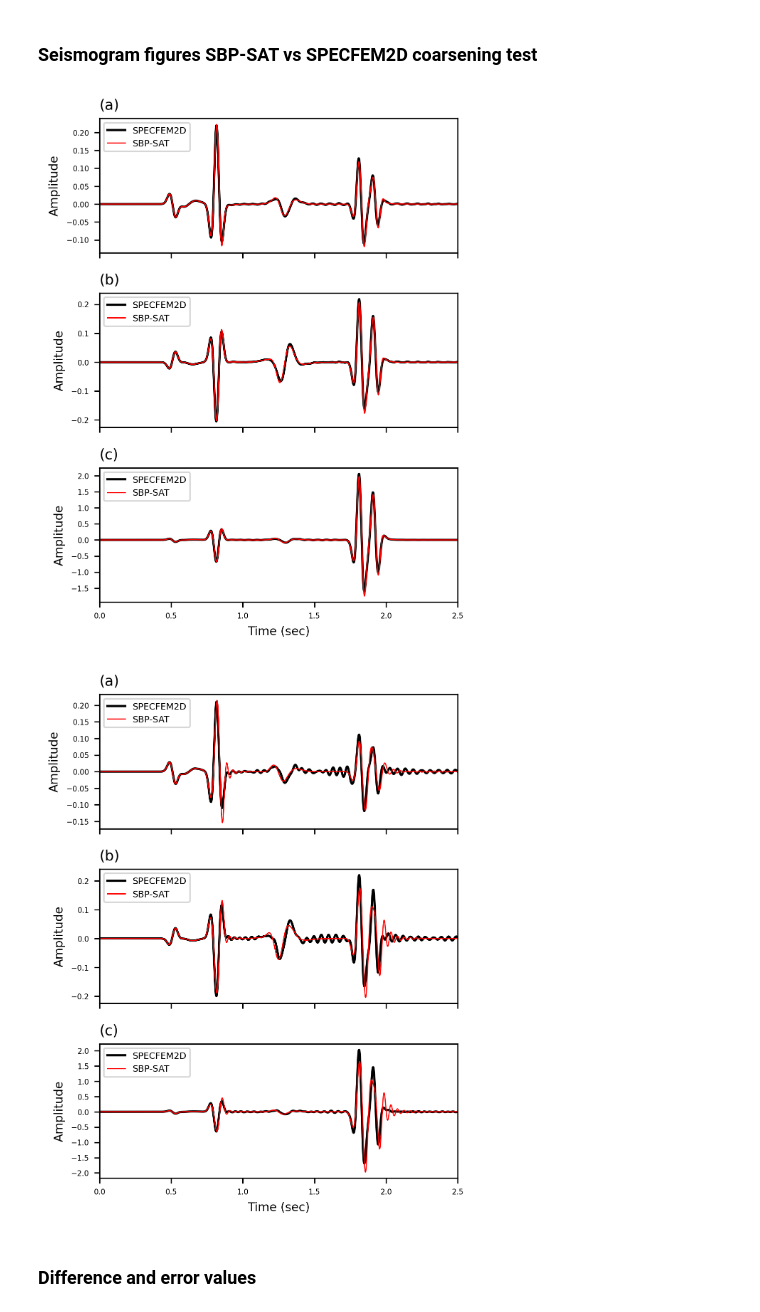
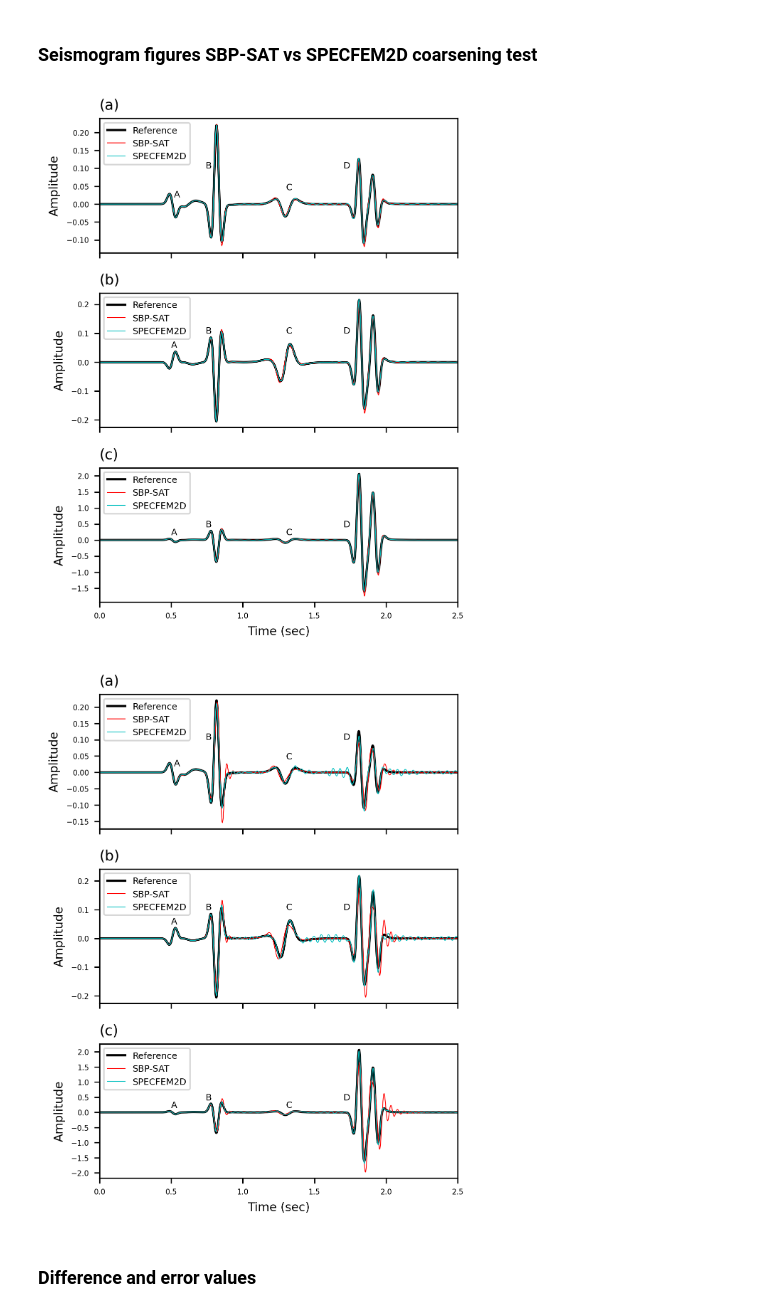
Before and after one commit to nmbader/sbp_sat_geophysics_2022, a Jupyter notebook: notebooks/2g_Figures.ipynb, the cells around one changed output. Drawn from its saved outputs; the diff is of its cells as text; code cells hidden in the pictures.

Commit message:
Update coarsening test figures ; update README

```diff
--- a/notebooks/2g_Figures.ipynb
+++ b/notebooks/2g_Figures.ipynb
@@ -266,50 +269,70 @@ rcParams['font.family'] = 'sans-serif'
 
 fig, ax = plt.subplots(3,1,figsize=(4.33, 6),dpi=300)
 plt.subplots_adjust(left=None, bottom=None, right=None, top=None, wspace=0.2, hspace=0.3)
-l,=ax[0].plot(np.linspace(ot,(nt-1)*dt,nt),spec2_vx,linestyle='-',linewidth=1.5,c='k')
+l,=ax[0].plot(np.linspace(ot,(nt-1)*dt,nt),fd[1,0,:],linestyle='-',linewidth=1.5,c='k')
+l.set_label("Reference")
+l,=ax[0].plot(np.linspace(ot,(nt-1)*dt,nt),fd2[1,0,:],linestyle='-',linewidth=0.5,c='r')
+l.set_label("SBP-SAT")
+l,=ax[0].plot(np.linspace(ot,(nt-1)*dt,nt),spec2_vx,linestyle='-',linewidth=0.5,c='c')
 l.set_label("SPECFEM2D")
-l,=ax[0].plot(np.linspace(ot,(nt-1)*dt,nt),fd2[1,0,:],linestyle='-',linewidth=0.7,c='r')
+l,=ax[1].plot(np.linspace(ot,(nt-1)*dt,nt),fd[2,0,:],linestyle='-',linewidth=1.5,c='k')
+l.set_label("Reference")
+l,=ax[1].plot(np.linspace(ot,(nt-1)*dt,nt),fd2[2,0,:],linestyle='-',linewidth=0.5,c='r')
 l.set_label("SBP-SAT")
-l,=ax[1].plot(np.linspace(ot,(nt-1)*dt,nt),spec2_vz,linestyle='-',linewidth=1.5,c='k')
+l,=ax[1].plot(np.linspace(ot,(nt-1)*dt,nt),spec2_vz,linestyle='-',linewidth=0.5,c='c')
 l.set_label("SPECFEM2D")
-l,=ax[1].plot(np.linspace(ot,(nt-1)*dt,nt),fd2[2,0,:],linestyle='-',linewidth=0.7,c='r')
+l,=ax[2].plot(np.linspace(ot,(nt-1)*dt,nt),fd[0,0,:],linestyle='-',linewidth=1.5,c='k')
+l.set_label("Reference")
+l,=ax[2].plot(np.linspace(ot,(nt-1)*dt,nt),fd2[0,0,:],linestyle='-',linewidth=0.5,c='r')
 l.set_label("SBP-SAT")
-l,=ax[2].plot(np.linspace(ot,(nt-1)*dt,nt),spec2_p,linestyle='-',linewidth=1.5,c='k')
+l,=ax[2].plot(np.linspace(ot,(nt-1)*dt,nt),spec2_p,linestyle='-',linewidth=0.5,c='c')
 l.set_label("SPECFEM2D")
-l,=ax[2].plot(np.linspace(ot,(nt-1)*dt,nt),fd2[0,0,:],linestyle='-',linewidth=0.7,c='r')
-l.set_label("SBP-SAT")
 
 ax[0].set_xlim(0,ot+(nt-1)*dt)
 ax[1].set_xlim(0,ot+(nt-1)*dt)
 ax[2].set_xlim(0,ot+(nt-1)*dt)
 
 ax[0].set(ylabel='Amplitude')
 ax[1].set(ylabel='Amplitude')
 ax[2].set(xlabel='Time (sec)',ylabel='Amplitude')
 
 #ax[0].set_title(r'(a) $v_x$ component',loc='left')
 #ax[1].set_title(r'(b) $v_z$ component',loc='left')
 #ax[2].set_title(r'(c) Pressure component',loc='left')
 ax[0].set_title(r'(a)',loc='left')
 ax[1].set_title(r'(b)',loc='left')
 ax[2].set_title(r'(c)',loc='left')
 
 ax[0].tick_params(axis='both', which='major', labelsize=5)
 ax[1].tick_params(axis='both', which='major', labelsize=5)
 ax[2].tick_params(axis='both', which='major', labelsize=5)
 
 ax[0].set_xticklabels([])
 ax[1].set_xticklabels([])
 
 ax[0].legend(loc='upper left',prop={'size': 6})
 ax[1].legend(loc='upper left',prop={'size': 6})
 ax[2].legend(loc='upper left',prop={'size': 6})
 
+ax[0].annotate("A",xy=(0.52,0.02),c='k',fontsize=6)
+ax[0].annotate("B",xy=(0.74,0.1),c='k',fontsize=6)
+ax[0].annotate("C",xy=(1.3,0.04),c='k',fontsize=6)
+ax[0].annotate("D",xy=(1.7,0.1),c='k',fontsize=6)
+
+ax[1].annotate("A",xy=(0.5,0.05),c='k',fontsize=6)
+ax[1].annotate("B",xy=(0.74,0.1),c='k',fontsize=6)
+ax[1].annotate("C",xy=(1.3,0.1),c='k',fontsize=6)
+ax[1].annotate("D",xy=(1.7,0.1),c='k',fontsize=6)
+
+ax[2].annotate("A",xy=(0.5,0.16),c='k',fontsize=6)
+ax[2].annotate("B",xy=(0.74,0.4),c='k',fontsize=6)
+ax[2].annotate("C",xy=(1.3,0.16),c='k',fontsize=6)
+ax[2].annotate("D",xy=(1.7,0.4),c='k',fontsize=6)
 
 #plt.show()
 #plt.savefig('../fig/seismograms3.png',bbox_inches='tight',format='png')
 # %% [output]
-[figure, old version]
+[figure, new version]
 # %%
 %matplotlib inline
 
@@ -318,18 +341,24 @@ rcParams['font.family'] = 'sans-serif'
 
 fig, ax = plt.subplots(3,1,figsize=(4.33, 6),dpi=300)
 plt.subplots_adjust(left=None, bottom=None, right=None, top=None, wspace=0.2, hspace=0.3)
-l,=ax[0].plot(np.linspace(ot,(nt-1)*dt,nt),spec3_vx,linestyle='-',linewidth=1.5,c='k')
+l,=ax[0].plot(np.linspace(ot,(nt-1)*dt,nt),fd[1,0,:],linestyle='-',linewidth=1.5,c='k')
+l.set_label("Reference")
+l,=ax[0].plot(np.linspace(ot,(nt-1)*dt,nt),fd3[1,0,:],linestyle='-',linewidth=0.5,c='r')
+l.set_label("SBP-SAT")
+l,=ax[0].plot(np.linspace(ot,(nt-1)*dt,nt),spec3_vx,linestyle='-',linewidth=0.5,c='c')
 l.set_label("SPECFEM2D")
-l,=ax[0].plot(np.linspace(ot,(nt-1)*dt,nt),fd3[1,0,:],linestyle='-',linewidth=0.7,c='r')
+l,=ax[1].plot(np.linspace(ot,(nt-1)*dt,nt),fd[2,0,:],linestyle='-',linewidth=1.5,c='k')
+l.set_label("Reference")
+l,=ax[1].plot(np.linspace(ot,(nt-1)*dt,nt),fd3[2,0,:],linestyle='-',linewidth=0.5,c='r')
 l.set_label("SBP-SAT")
-l,=ax[1].plot(np.linspace(ot,(nt-1)*dt,nt),spec3_vz,linestyle='-',linewidth=1.5,c='k')
+l,=ax[1].plot(np.linspace(ot,(nt-1)*dt,nt),spec3_vz,linestyle='-',linewidth=0.5,c='c')
 l.set_label("SPECFEM2D")
-l,=ax[1].plot(np.linspace(ot,(nt-1)*dt,nt),fd3[2,0,:],linestyle='-',linewidth=0.7,c='r')
+l,=ax[2].plot(np.linspace(ot,(nt-1)*dt,nt),fd[0,0,:],linestyle='-',linewidth=1.5,c='k')
+l.set_label("Reference")
+l,=ax[2].plot(np.linspace(ot,(nt-1)*dt,nt),fd3[0,0,:],linestyle='-',linewidth=0.5,c='r')
 l.set_label("SBP-SAT")
-l,=ax[2].plot(np.linspace(ot,(nt-1)*dt,nt),spec3_p,linestyle='-',linewidth=1.5,c='k')
+l,=ax[2].plot(np.linspace(ot,(nt-1)*dt,nt),spec3_p,linestyle='-',linewidth=0.5,c='c')
 l.set_label("SPECFEM2D")
-l,=ax[2].plot(np.linspace(ot,(nt-1)*dt,nt),fd3[0,0,:],linestyle='-',linewidth=0.7,c='r')
-l.set_label("SBP-SAT")
 
 ax[0].set_xlim(0,ot+(nt-1)*dt)
 ax[1].set_xlim(0,ot+(nt-1)*dt)
@@ -357,11 +386,25 @@ ax[0].legend(loc='upper left',prop={'size': 6})
 ax[1].legend(loc='upper left',prop={'size': 6})
 ax[2].legend(loc='upper left',prop={'size': 6})
 
+ax[0].annotate("A",xy=(0.52,0.02),c='k',fontsize=6)
+ax[0].annotate("B",xy=(0.74,0.1),c='k',fontsize=6)
+ax[0].annotate("C",xy=(1.3,0.04),c='k',fontsize=6)
+ax[0].annotate("D",xy=(1.7,0.1),c='k',fontsize=6)
+
+ax[1].annotate("A",xy=(0.5,0.05),c='k',fontsize=6)
+ax[1].annotate("B",xy=(0.74,0.1),c='k',fontsize=6)
+ax[1].annotate("C",xy=(1.3,0.1),c='k',fontsize=6)
+ax[1].annotate("D",xy=(1.7,0.1),c='k',fontsize=6)
+
+ax[2].annotate("A",xy=(0.5,0.16),c='k',fontsize=6)
+ax[2].annotate("B",xy=(0.74,0.4),c='k',fontsize=6)
+ax[2].annotate("C",xy=(1.3,0.16),c='k',fontsize=6)
+ax[2].annotate("D",xy=(1.7,0.4),c='k',fontsize=6)
 
 #plt.show()
 #plt.savefig('../fig/seismograms4.png',bbox_inches='tight',format='png')
 # %% [output]
-[figure, old version]
+[figure, new version]
 # %% [markdown]
 ### Difference and error values
 # %%
```
Also changed, not shown: parts of 3 cells of this notebook, 1 other file.
